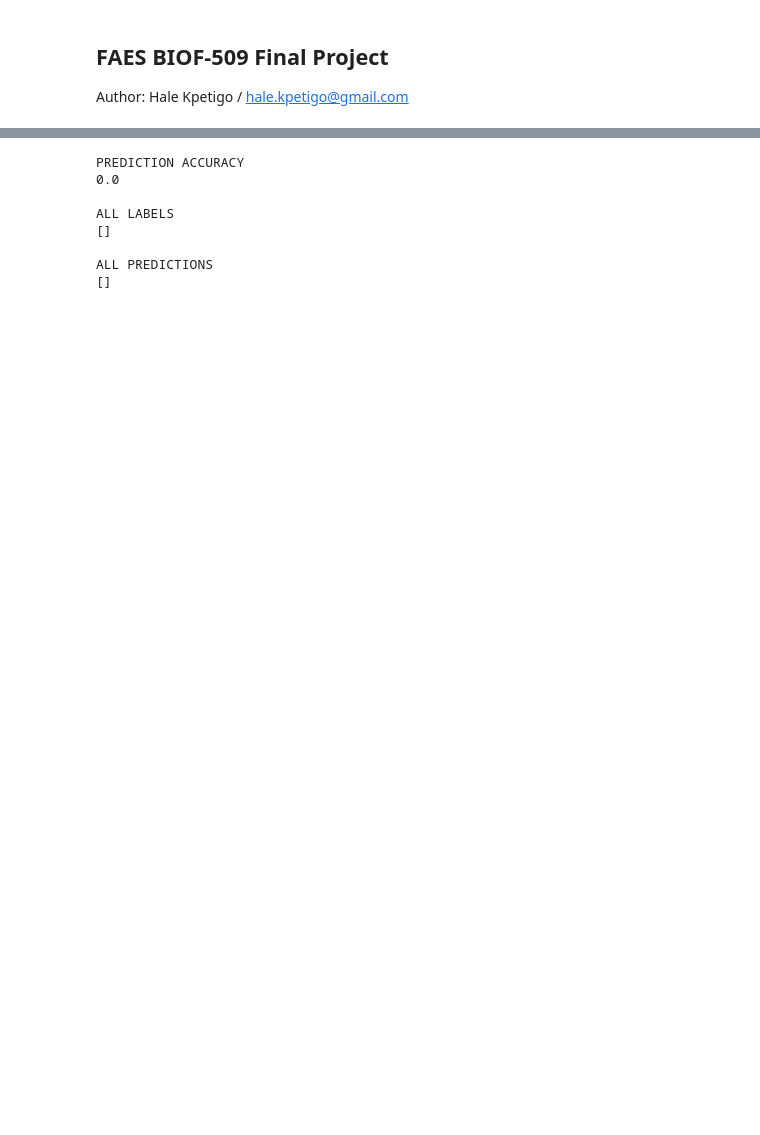
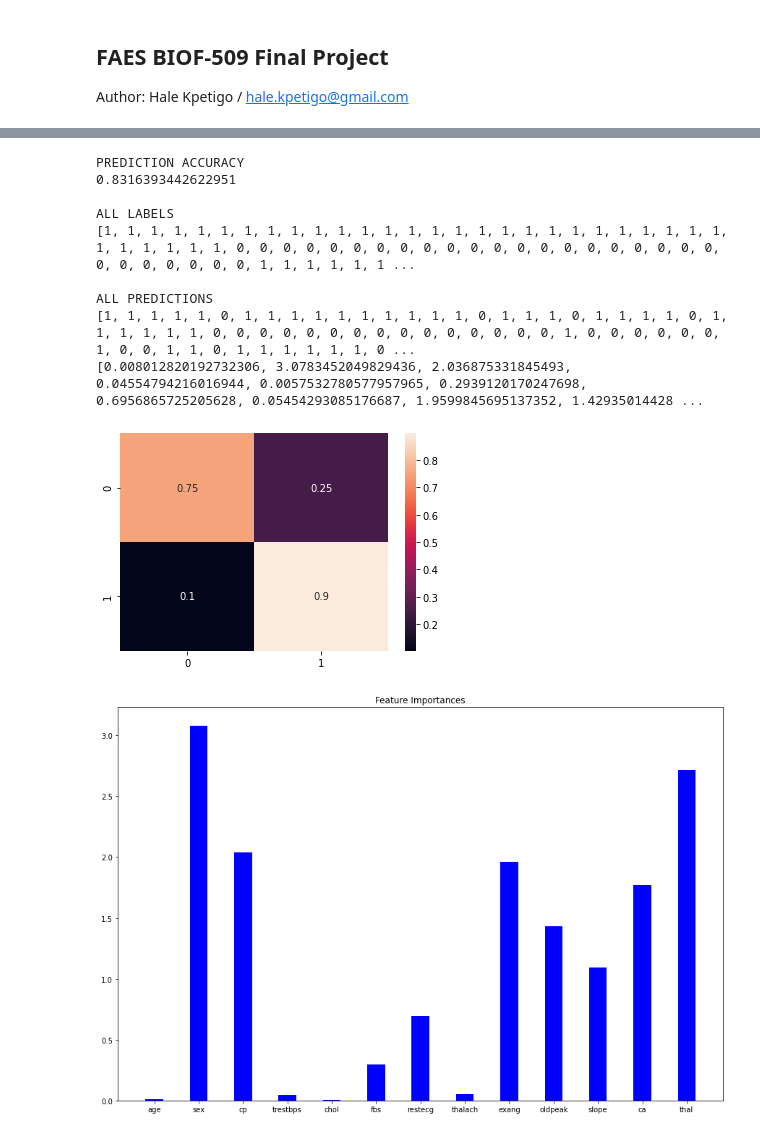
Before and after one commit to halekpetigo/BIOF509, a Jupyter notebook: FAES-BIOF-509-Hale_Kpetigo-FinalProject.ipynb, the cells around one changed output, grey strips where cells are left out. Saved outputs shown, nothing was run; the diff lists cells and outputs as text; code cells hidden in the pictures; blank space fills up the shorter version.

```diff
--- a/FAES-BIOF-509-Hale_Kpetigo-FinalProject.ipynb
+++ b/FAES-BIOF-509-Hale_Kpetigo-FinalProject.ipynb
@@ -562,18 +300,20 @@ ValueError: Found input variables with inconsistent numbers of samples: [1025, 3
-# %%
-print("PREDICTION ACCURACY")
-print(accuracy/5)
-print()
-print('ALL LABELS')
-print(all_labels)
-print()
-print('ALL PREDICTIONS')
-print(all_predictions)
-# %% [output]
-PREDICTION ACCURACY
-0.0
-
-ALL LABELS
-[]
-
-ALL PREDICTIONS
-[]
+# %%
+FinalSupProject = BIOF509Supervised("heart 2.csv")
+
+FinalSupProject.BIOF509SVM()
+
+FinalSupProject.BIOFDecisionTree()
+
+FinalSupProject.BIOFBayesian()
+# %% [output]
+PREDICTION ACCURACY
+0.8316393442622951
+
+ALL LABELS
+[1, 1, 1, 1, 1, 1, 1, 1, 1, 1, 1, 1, 1, 1, 1, 1, 1, 1, 1, 1, 1, 1, 1, 1, 1, 1, 1, 1, 1, 1, 1, 1, 1, 0, 0, 0, 0, 0, 0, 0, 0, 0, 0, 0, 0, 0, 0, 0, 0, 0, 0, 0, 0, 0, 0, 0, 0, 0, 0, 0, 0, 1, 1, 1, 1, 1, 1 ...
+
+ALL PREDICTIONS
+[1, 1, 1, 1, 1, 0, 1, 1, 1, 1, 1, 1, 1, 1, 1, 1, 0, 1, 1, 1, 0, 1, 1, 1, 1, 0, 1, 1, 1, 1, 1, 1, 0, 0, 0, 0, 0, 0, 0, 0, 0, 0, 0, 0, 0, 0, 0, 1, 0, 0, 0, 0, 0, 0, 1, 0, 0, 1, 1, 0, 1, 1, 1, 1, 1, 1, 0 ...
+[0.008012820192732306, 3.0783452049829436, 2.036875331845493, 0.04554794216016944, 0.0057532780577957965, 0.2939120170247698, 0.6956865725205628, 0.05454293085176687, 1.9599845695137352, 1.42935014428 ...
+[figure, added]
+[figure, added]
```
Also changed, not shown: parts of 19 cells of this notebook.
